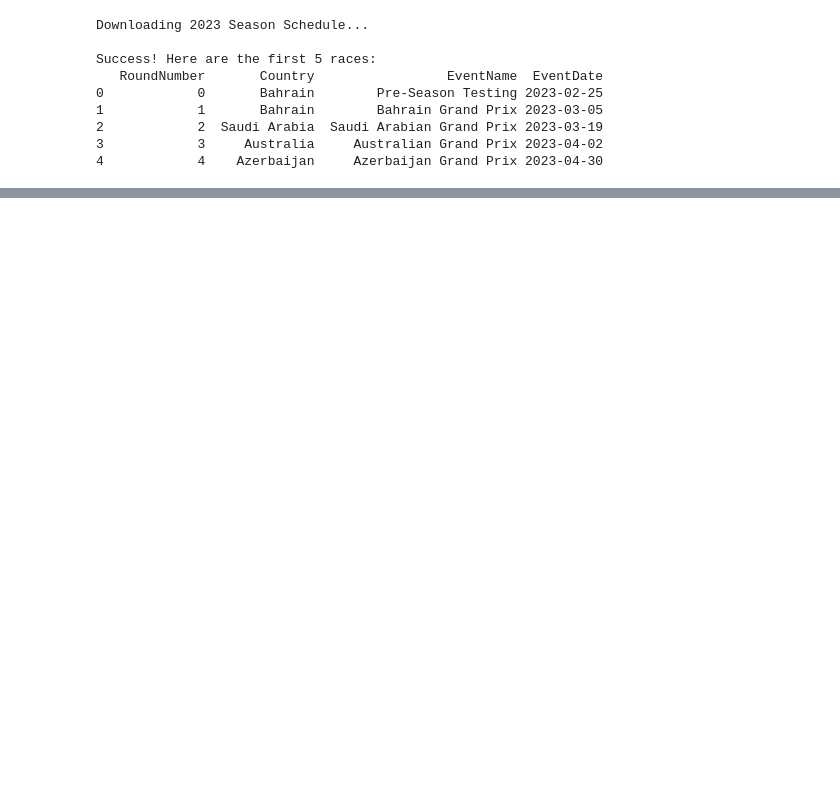
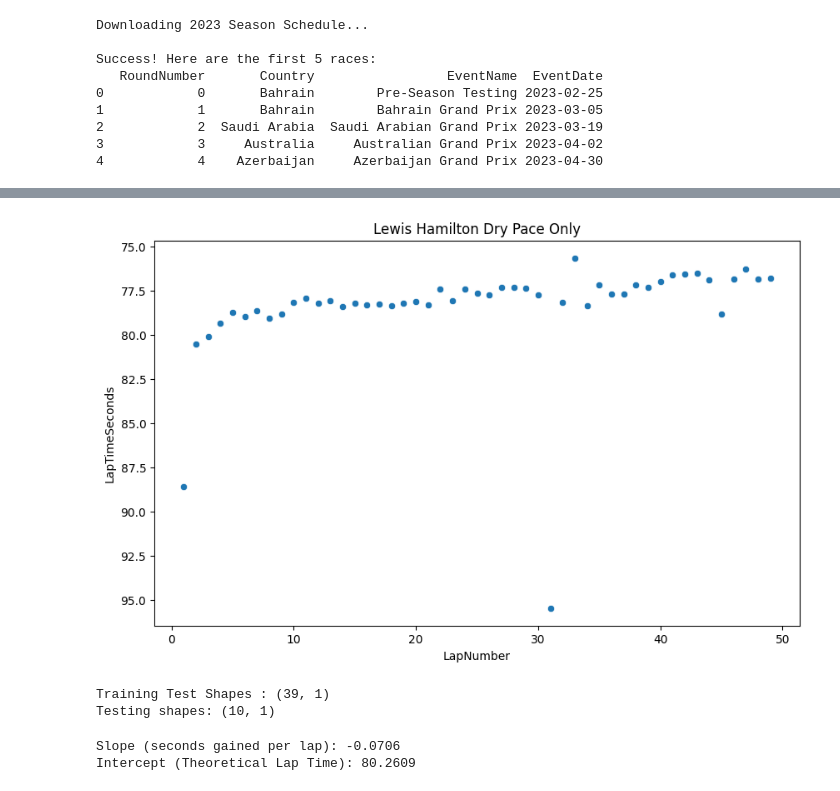
Before and after one commit to JACKLEEOW/Formula1-Machine-Learning, a Jupyter notebook: notebooks/01-setup-test.ipynb, the cells around one changed output, grey strips where cells are left out. Drawn from its saved outputs; the diff is of its cells as text; code cells hidden in the pictures; blank space fills up the shorter version.

Commit message:
MACHINE IS LEARNING

```diff
--- a/notebooks/01-setup-test.ipynb
+++ b/notebooks/01-setup-test.ipynb
@@ -27,0 +139,46 @@ Success! Here are the first 5 races:
+# %%
+# To build a proper model first, we should train only on the DRY laps,
+
+
+dry_laps = hamilton[hamilton['LapNumber'] < 50]
+
+# now replot
+
+plt.figure(figsize= (10,6))
+sns.scatterplot(data = dry_laps, x = 'LapNumber', y = 'LapTimeSeconds')
+plt.title ("Lewis Hamilton Dry Pace Only")
+plt.gca().invert_yaxis()
+plt.show()
+# %% [output]
+[figure, added]
+# %%
+# INCOMING MACHINE . LEARN()
+from sklearn.model_selection import train_test_split
+from sklearn.linear_model import LinearRegression
+
+# Select variables
+
+x = dry_laps[['LapNumber']] #remember X has to be a 2d Matrix
+y = dry_laps['LapTimeSeconds'] # Y can be a series/1d vector
+
+x_train, x_test, y_train, y_test = train_test_split(x,y,test_size=0.2, random_state=42)
+
+print(f"Training Test Shapes : {x_train.shape}")
+print(f"Testing shapes: {x_test.shape}")
+# %% [output]
+Training Test Shapes : (39, 1)
+Testing shapes: (10, 1)
+# %%
+# initialize the ML model to use
+model = LinearRegression()
+#Teach model to fit the line to training data
+model.fit(x_train,y_train)
+
+
+# Model should now learn the math of tire degradation
+
+print(f"Slope (seconds gained per lap): {model.coef_[0]:.4f}")
+print (f"Intercept (Theoretical Lap Time): {model.intercept_:.4f}")
+# %% [output]
+Slope (seconds gained per lap): -0.0706
+Intercept (Theoretical Lap Time): 80.2609
```
Also changed, not shown: parts of 8 cells of this notebook.
